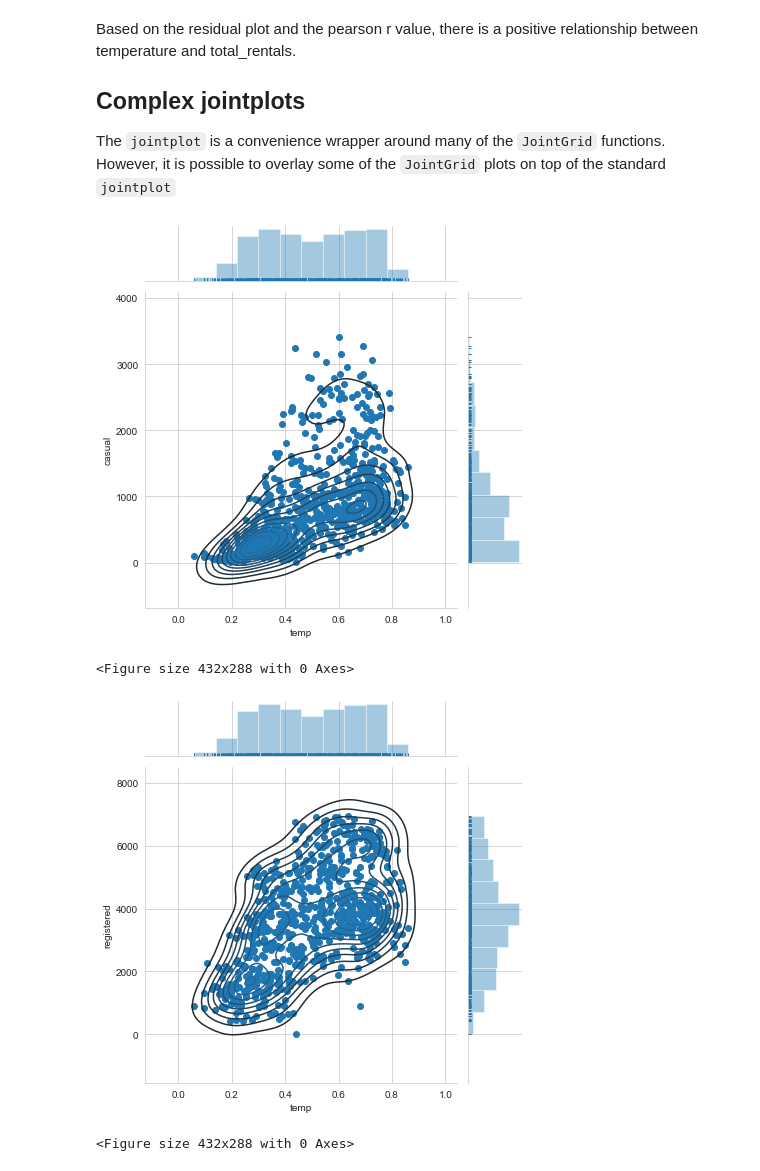
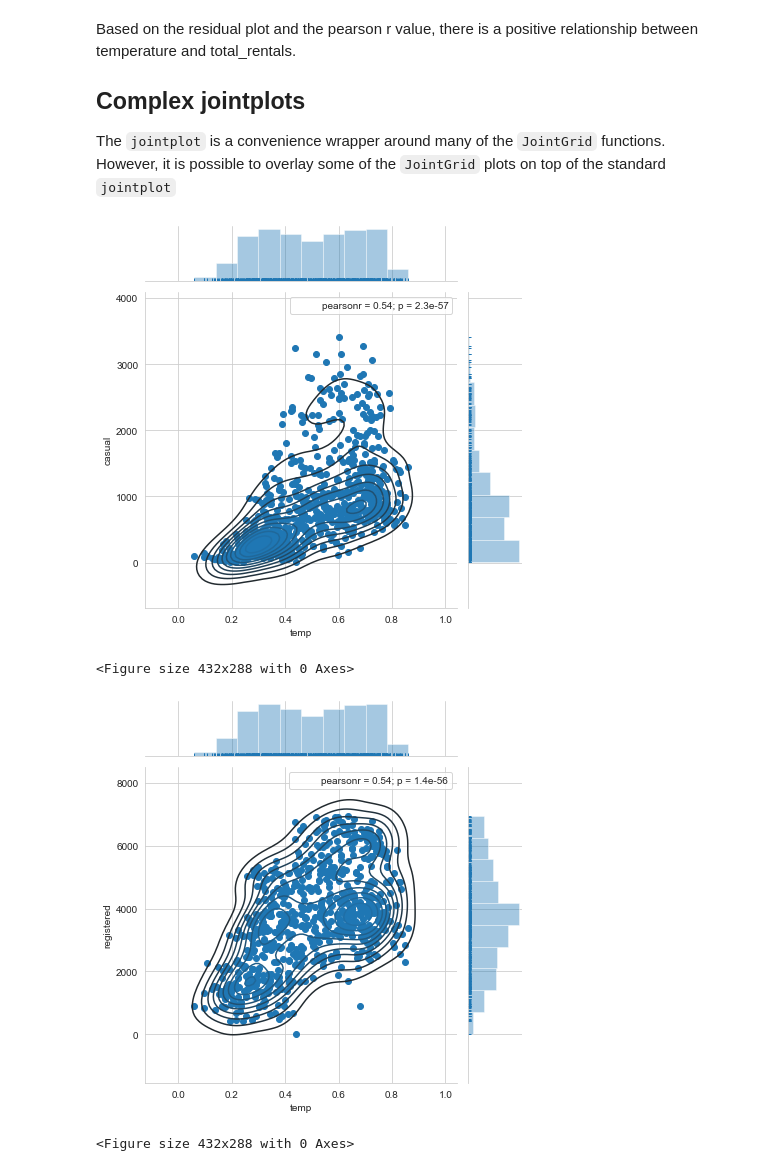
Before and after one commit to jacob5412/cs-notes, a Jupyter notebook: Machine_Learning/Python-DM_V/Seaborn/7-Intermediate_Seaborn-4.ipynb, the cells around one changed output. Cells and saved outputs as stored; diff of their text form; code cells hidden in the pictures.

```diff
--- a/Machine_Learning/Python-DM_V/Seaborn/7-Intermediate_Seaborn-4.ipynb
+++ b/Machine_Learning/Python-DM_V/Seaborn/7-Intermediate_Seaborn-4.ipynb
@@ -296,23 +296,25 @@ g = (sns.jointplot(x="temp",
                    data=df,
                    marginal_kws=dict(bins=10, rug=True))
      .plot_joint(sns.kdeplot))
+g = g.annotate(stats.pearsonr)
 
 plt.show()
 plt.clf()
 # %% [output]
-[figure, old version]
+[figure, new version]
 <Figure size 432x288 with 0 Axes>
 # %%
 # Replicate the above plot but only for registered riders
 g = (sns.jointplot(x="temp",
                    y="registered",
                    kind='scatter',
                    data=df,
                    marginal_kws=dict(bins=10, rug=True))
      .plot_joint(sns.kdeplot))
+g = g.annotate(stats.pearsonr)
 
 plt.show()
 plt.clf()
 # %% [output]
-[figure, old version]
+[figure, new version]
 <Figure size 432x288 with 0 Axes>
```
Also changed, not shown: parts of 7 cells of this notebook.
